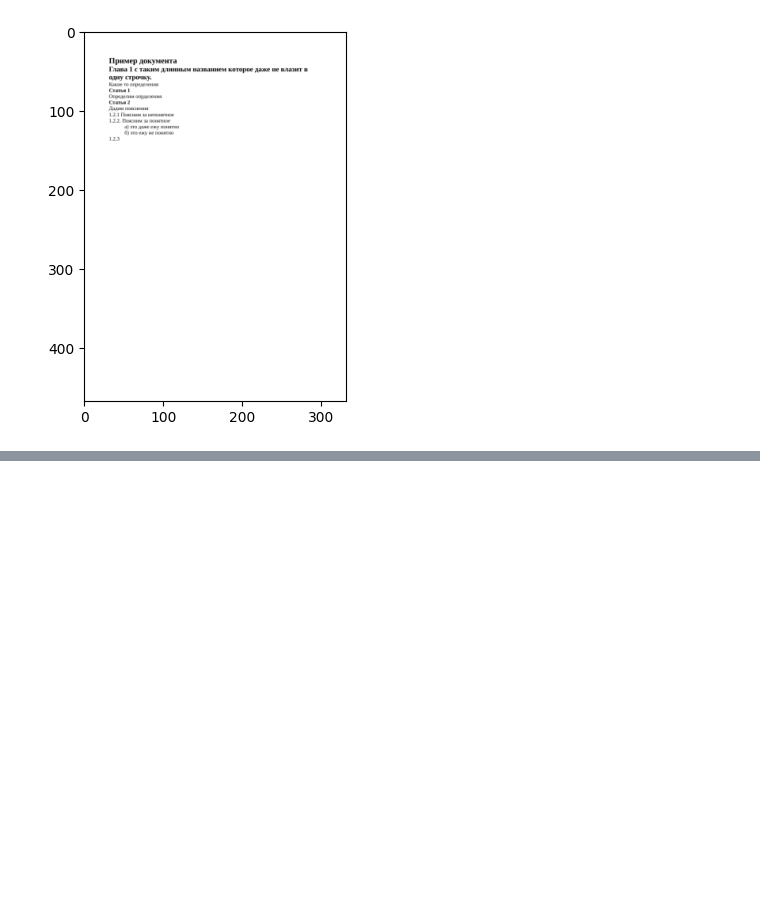
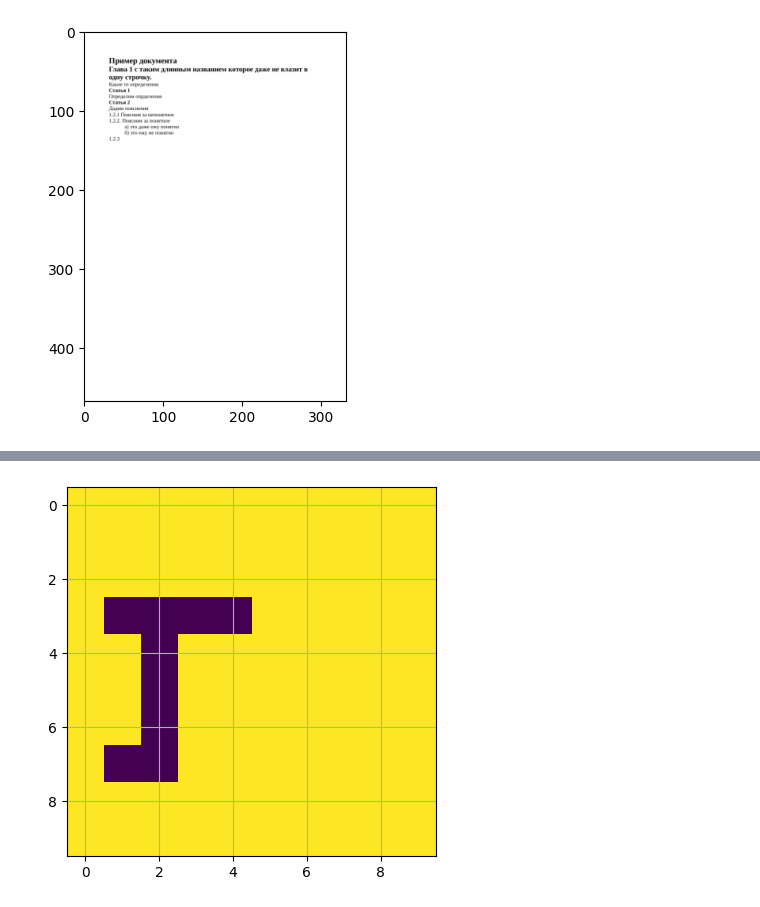
Before and after one commit to Dann38/layout_highlighter, a Jupyter notebook: imgDoc/examples/08-bold-text.ipynb, the cells around one changed output, grey strips where cells are left out. Drawn from its saved outputs; the diff is of its cells as text; code cells hidden in the pictures; blank space fills up the shorter version.

```diff
--- a/imgDoc/examples/08-bold-text.ipynb
+++ b/imgDoc/examples/08-bold-text.ipynb
@@ -69,0 +201,37 @@ page.image.plot()
+# %%
+
+char_ = "г"
+size = 10
+reg = ImageFont.truetype(path_ttf_regular, size=size)
+bold = ImageFont.truetype(path_ttf_bold, size=size)
+width = size
+height = size
+
+img_r = Image.new('RGB', (width, height), color=(255, 255, 255))
+imgDraw = ImageDraw.Draw(img_r)
+imgDraw.text((round(size/8), -round(size/8)), char_, font=reg, fill=(0, 0, 0))
+
+img_b = Image.new('RGB', (width, height), color=(255, 255, 255))
+imgDraw = ImageDraw.Draw(img_b)
+imgDraw.text((10, -10), char_, font=bold, fill=(0, 0, 0))
+
+img_r = np.array(img_r.convert('L'))
+img_b = np.array(img_b.convert('L'))
+
+img_r[img_r < 128 ] = 0
+img_r[img_r >=128 ] = 1
+
+
+img_b[img_b < 128 ] = 0
+img_b[img_b >=128 ] = 1
+
+img_b.dtype = "bool"
+img_r.dtype = "bool"
+
+plt.imshow(img_r)
+# plt.xlim([15, 50])
+# plt.ylim([80, 60])
+plt.grid()
+# plt.xticks([i for i in range(15, 50)])
+# %% [output]
+[figure, added]
```
Also changed, not shown: parts of 20 cells of this notebook, 4 other files.
